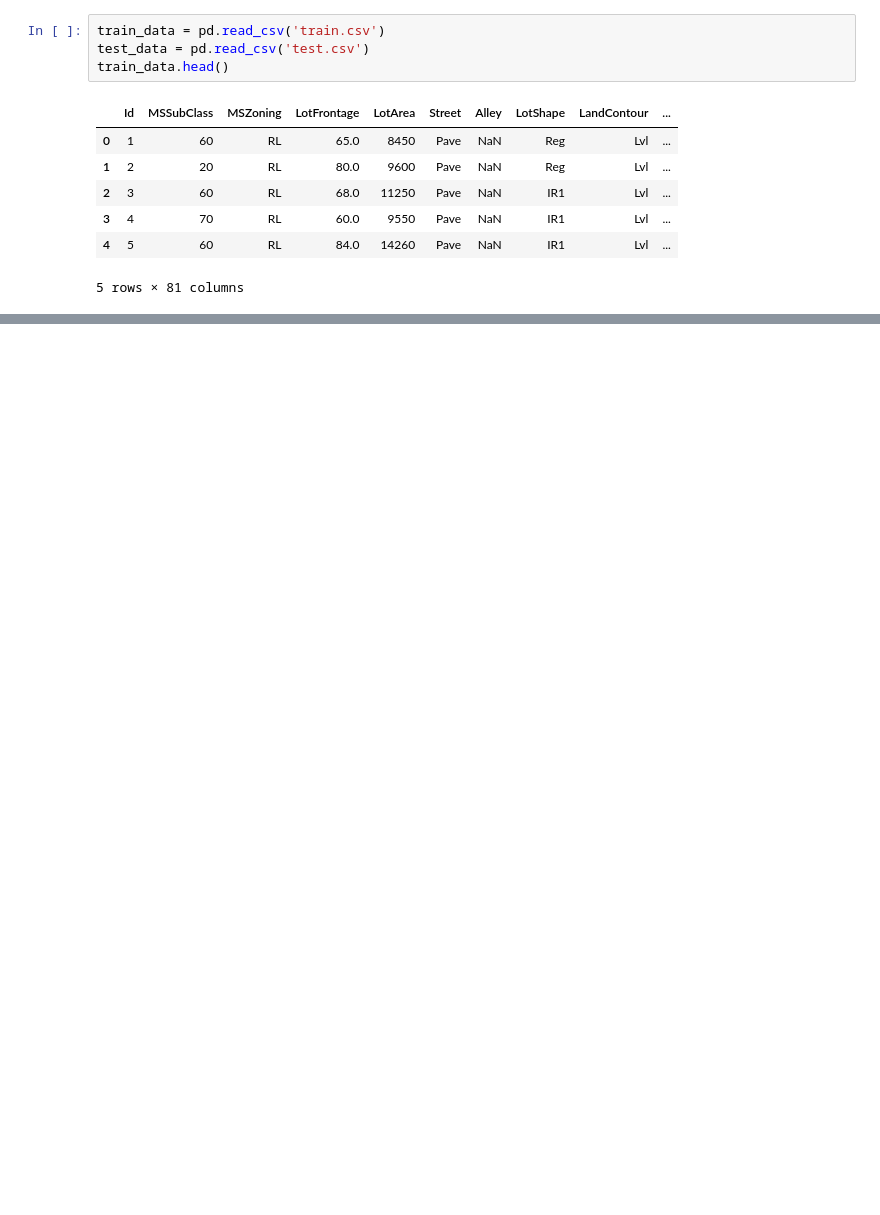
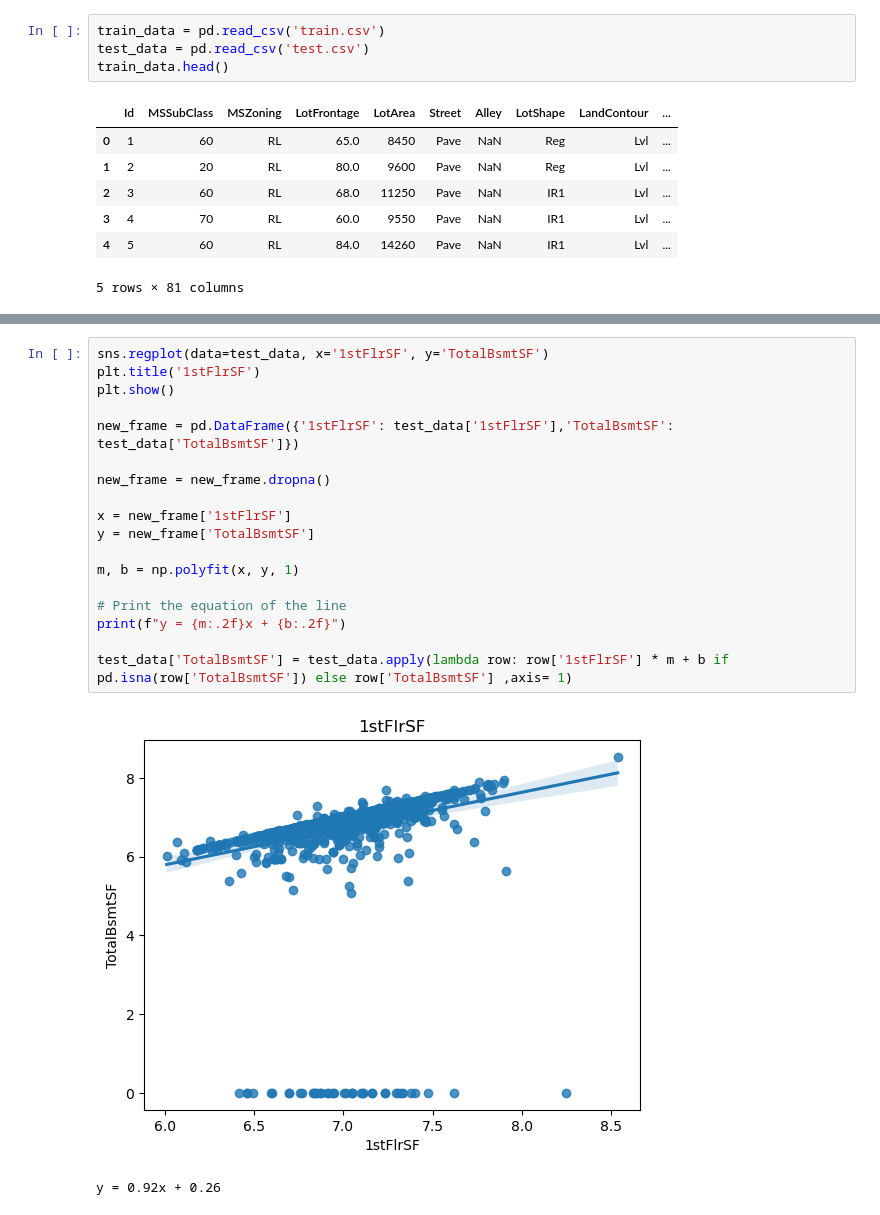
Before and after one commit to danielvasilevko/DataSci_Projects, a Jupyter notebook: Kaggle_Housing Price/Kaggle_Housing_price.ipynb, the cells around one changed output, grey strips where cells are left out. Saved outputs shown, nothing was run; the diff lists cells and outputs as text; blank space fills up the shorter version.

```diff
--- a/Kaggle_Housing Price/Kaggle_Housing_price.ipynb
+++ b/Kaggle_Housing Price/Kaggle_Housing_price.ipynb
@@ -53,0 +150,21 @@ plt.show()
+# %%
+sns.regplot(data=test_data, x='1stFlrSF', y='TotalBsmtSF')
+plt.title('1stFlrSF')
+plt.show()
+
+new_frame = pd.DataFrame({'1stFlrSF': test_data['1stFlrSF'],'TotalBsmtSF': test_data['TotalBsmtSF']})
+
+new_frame = new_frame.dropna()
+
+x = new_frame['1stFlrSF']
+y = new_frame['TotalBsmtSF']
+
+m, b = np.polyfit(x, y, 1)
+
+# Print the equation of the line
+print(f"y = {m:.2f}x + {b:.2f}")
+
+test_data['TotalBsmtSF'] = test_data.apply(lambda row: row['1stFlrSF'] * m + b if pd.isna(row['TotalBsmtSF']) else row['TotalBsmtSF'] ,axis= 1)
+# %% [output]
+[figure, added]
+y = 0.92x + 0.26
```
Also changed, not shown: parts of 16 cells of this notebook, 1 other file.
